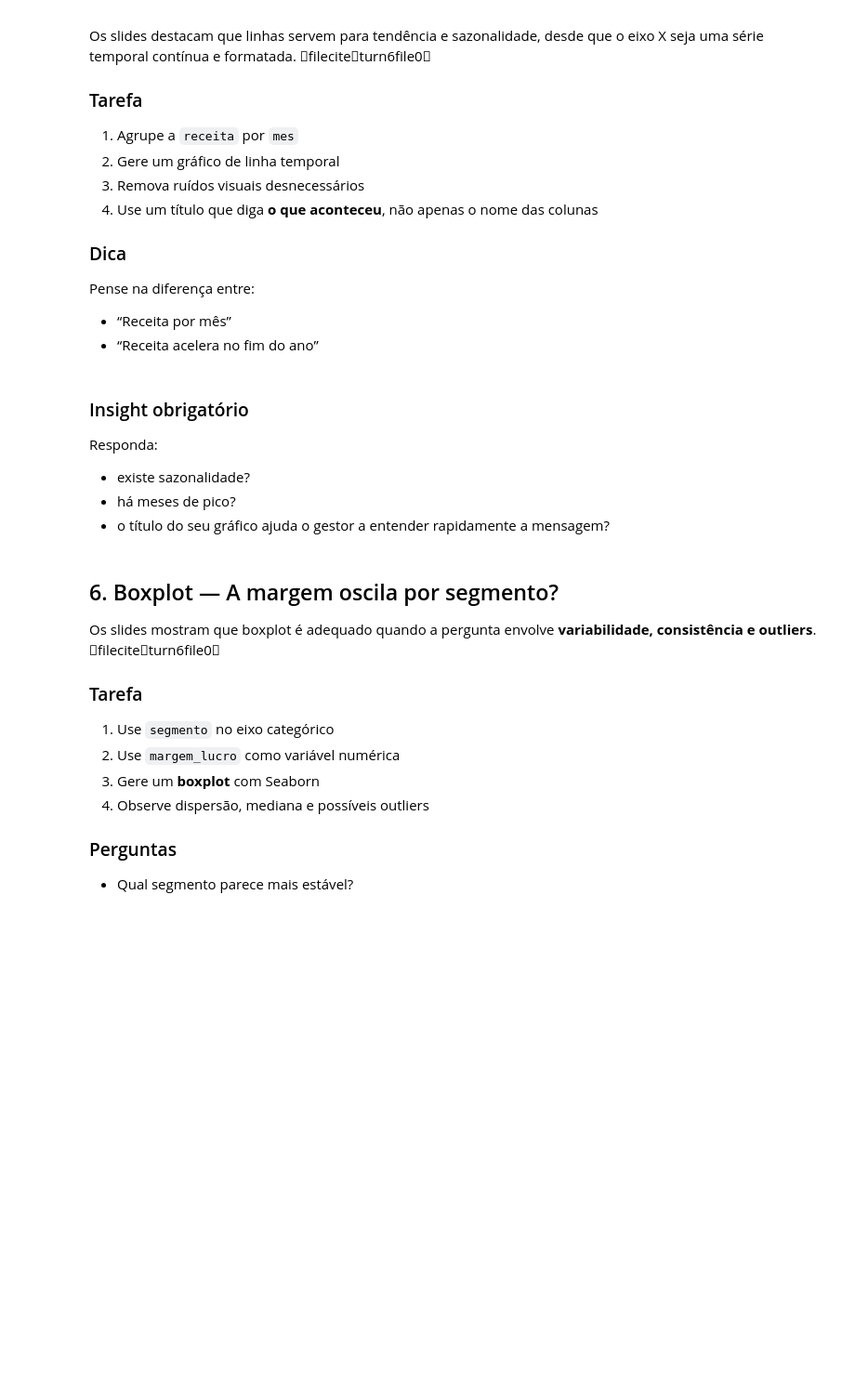
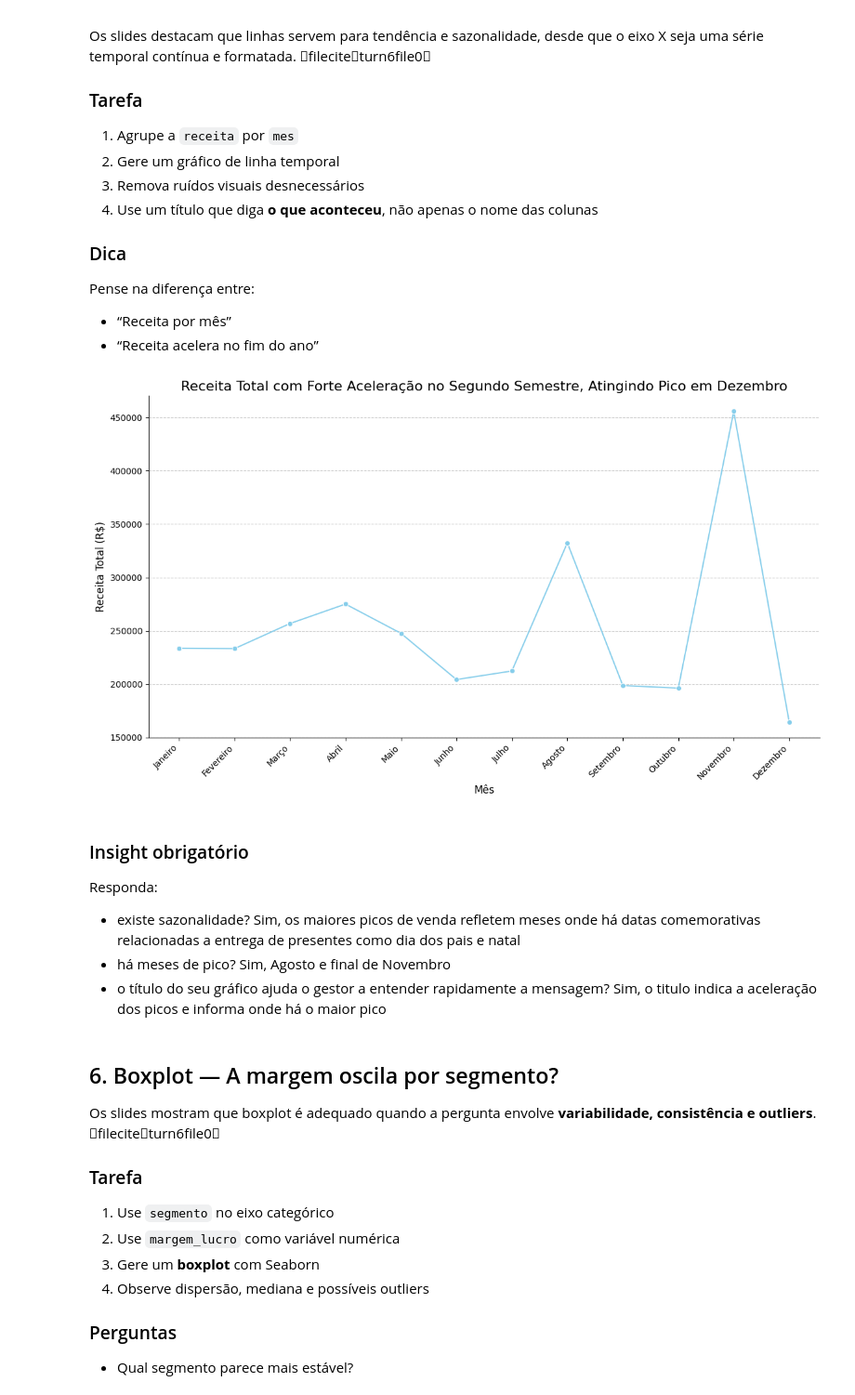
Before and after one commit to xXN4T3/linguagensDeProgramacao, a Jupyter notebook: exercicio8.ipynb, the cells around one changed output. Shown at 93% size. Cells and saved outputs as stored; diff of their text form; code cells hidden in the pictures; blank space fills up the shorter version.

```diff
--- a/exercicio8.ipynb
+++ b/exercicio8.ipynb
@@ -103,9 +175,46 @@ Pense na diferença entre:
+# %%
+# Convert 'data' to datetime if it's not already
+df['data'] = pd.to_datetime(df['data'])
+
+# Map month numbers to Portuguese names to ensure consistency and correct capitalization
+month_mapping = {
+    1: 'Janeiro', 2: 'Fevereiro', 3: 'Março', 4: 'Abril', 5: 'Maio', 6: 'Junho',
+    7: 'Julho', 8: 'Agosto', 9: 'Setembro', 10: 'Outubro', 11: 'Novembro', 12: 'Dezembro'
+}
+df['mes'] = df['data'].dt.month.map(month_mapping)
+
+# 1. Agrupar a receita por mes
+receita_por_mes = df.groupby('mes')['receita'].sum().reset_index()
+
+# Certifica-se de que 'mes' está ordenado corretamente para plotar uma série temporal
+meses_ordenados = ['Janeiro', 'Fevereiro', 'Março', 'Abril', 'Maio', 'Junho', 'Julho', 'Agosto', 'Setembro', 'Outubro', 'Novembro', 'Dezembro']
+receita_por_mes['mes'] = pd.Categorical(receita_por_mes['mes'], categories=meses_ordenados, ordered=True)
+receita_por_mes = receita_por_mes.sort_values('mes')
+
+# 2. Gerar um gráfico de linha temporal
+plt.figure(figsize=(12, 7))
+sns.lineplot(x='mes', y='receita', data=receita_por_mes, marker='o', color='skyblue')
+
+# 3. Remover ruídos visuais desnecessários
+sns.despine() # Remove as bordas superior e direita para um visual mais limpo
+
+# 4. Usar um título que diga o que aconteceu
+plt.title('Receita Total com Forte Aceleração no Segundo Semestre, Atingindo Pico em Dezembro', fontsize=16)
+plt.xlabel('Mês', fontsize=12)
+plt.ylabel('Receita Total (R$)', fontsize=12)
+plt.ticklabel_format(style='plain', axis='y') # Evita notação científica no eixo Y
+plt.grid(axis='y', linestyle='--', alpha=0.7) # Adiciona grid horizontal
+plt.xticks(rotation=45, ha='right') # Gira os rótulos do eixo X para melhor legibilidade
+plt.tight_layout() # Ajusta o layout para evitar sobreposição
+plt.show()
+# %% [output]
+[figure, added]
 # %% [markdown]
 ### Insight obrigatório
 Responda:
-- existe sazonalidade?
-- há meses de pico?
-- o título do seu gráfico ajuda o gestor a entender rapidamente a mensagem?
+- existe sazonalidade? Sim, os maiores picos de venda refletem meses onde há datas comemorativas relacionadas a entrega de presentes como dia dos pais e natal
+- há meses de pico? Sim, Agosto e final de Novembro
+- o título do seu gráfico ajuda o gestor a entender rapidamente a mensagem? Sim, o titulo indica a aceleração dos picos e informa onde há o maior pico
 # %% [markdown]
 ## 6. Boxplot — A margem oscila por segmento?
 
```
Also changed, not shown: parts of 24 cells of this notebook.
